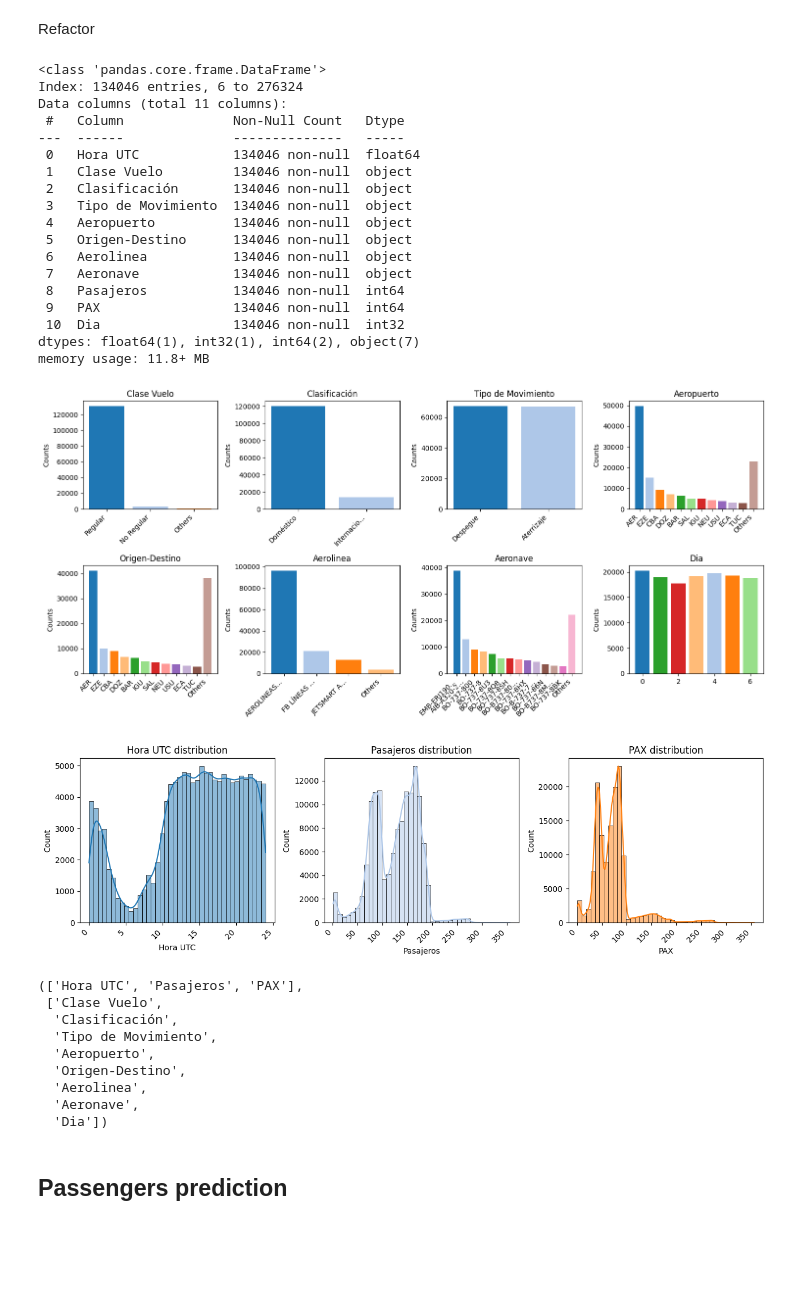
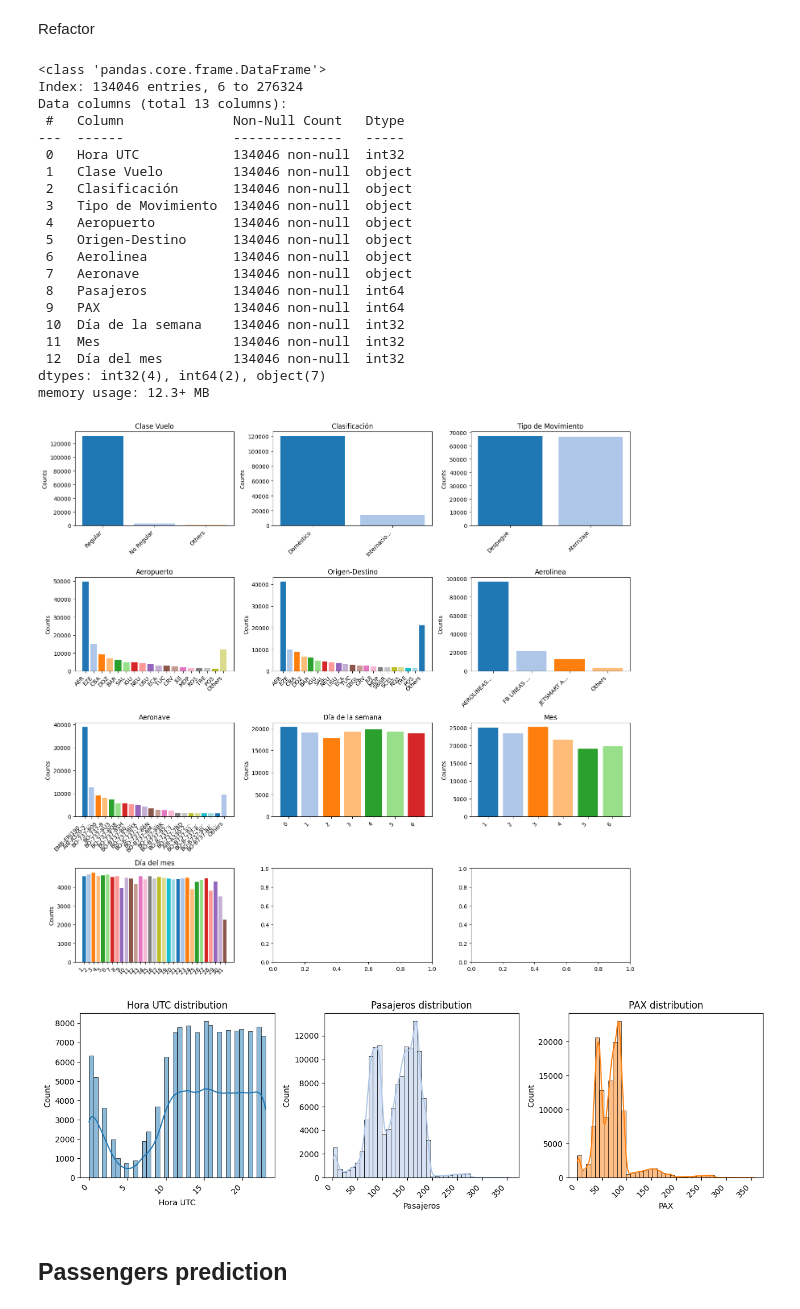
Before and after one commit to matuneville/ml-projects, a Jupyter notebook: projects/airports/air.ipynb, the cells around one changed output. Cells and saved outputs as stored; diff of their text form; code cells hidden in the pictures; blank space fills up the shorter version.

```diff
--- a/projects/airports/air.ipynb
+++ b/projects/airports/air.ipynb
@@ -67,21 +67,29 @@ df.shape
 Refactor
 # %%
 df['Fecha UTC'] = pd.to_datetime(df['Fecha UTC'], format='%d/%m/%Y')
-df['Dia'] = df['Fecha UTC'].dt.dayofweek
 
+# Get day of week
+df['Día de la semana'] = df['Fecha UTC'].dt.dayofweek
+
+# Discretizate hour of flight
 df['Hora UTC'] = df['Hora UTC'].astype(str).str.strip() + ':00'
 df['Hora UTC'] = pd.to_timedelta(df['Hora UTC'])
 df['Hora UTC'] = df['Hora UTC'].dt.total_seconds() / 3600
+df['Hora UTC'] = df['Hora UTC'].astype('int32')
+
+# Discretizate month and day of month
+df['Mes'] = df['Fecha UTC'].dt.month
+df['Día del mes'] = df['Fecha UTC'].dt.day
 
 df.drop(columns=['Fecha UTC'], inplace=True)
 df.info()
 # %% [output]
 <class 'pandas.core.frame.DataFrame'>
 Index: 134046 entries, 6 to 276324
-Data columns (total 11 columns):
+Data columns (total 13 columns):
  #   Column              Non-Null Count   Dtype
 ---  ------              --------------   -----
- 0   Hora UTC            134046 non-null  float64
+ 0   Hora UTC            134046 non-null  int32
  1   Clase Vuelo         134046 non-null  object
  2   Clasificación       134046 non-null  object
  3   Tipo de Movimiento  134046 non-null  object
@@ -91,46 +99,62 @@ Data columns (total 11 columns):
  7   Aeronave            134046 non-null  object
  8   Pasajeros           134046 non-null  int64
  9   PAX                 134046 non-null  int64
- 10  Dia                 134046 non-null  int32
-dtypes: float64(1), int32(1), int64(2), object(7)
-memory usage: 11.8+ MB
+ 10  Día de la semana    134046 non-null  int32
+ 11  Mes                 134046 non-null  int32
+ 12  Día del mes         134046 non-null  int32
+dtypes: int32(4), int64(2), object(7)
+memory usage: 12.3+ MB
 # %%
-cat_cols = [col for col in df.columns if col not in ['Hora UTC', 'Fecha UTC', 'Pasajeros', 'PAX', 'Calidad dato']]
 num_cols = ['Hora UTC', 'Pasajeros', 'PAX']
+cat_cols = [col for col in df.columns if col not in num_cols]
 # %%
 import matplotlib.pyplot as plt
 
-fig, ax = plt.subplots(nrows=2, ncols=4, figsize=(15, 7))
+fig, ax = plt.subplots(nrows=4, ncols=3, figsize=(15, 14))
 ax = ax.flatten()
 
-threshold = 2
+threshold =1
 colors = plt.get_cmap('tab20').colors
+max_label_length = 10
 
 for i in range(len(cat_cols)):
     values = df[cat_cols[i]].value_counts()
     total = values.sum()
     percentages = (values / total) * 100
 
     above_threshold = values[percentages >= threshold]
     below_threshold = values[percentages < threshold]
 
     if below_threshold.size > 0:
         others = below_threshold.sum()
         above_threshold['Others'] = others
 
-    final_percentages = (above_threshold / total) * 100
+    labels = list(map(str, above_threshold.index))
+    counts = above_threshold.values
+    color_count = len(counts)
 
-    ax[i].bar(above_threshold.index, above_threshold, color=colors[:len(above_threshold)])
+    if i > 6:
+        numeric_labels = pd.to_numeric(above_threshold.index, errors='coerce')
+        sorted_labels_series = pd.Series(numeric_labels, index=above_threshold.index).sort_values()
+        sorted_indices = sorted_labels_series.index
+        counts = above_threshold.loc[sorted_indices].values
+        labels = sorted_indices.astype(str).tolist()
+
+    truncated_labels = [label[:max_label_length] + '...' if len(label) > max_label_length else label for label in labels]
+
+    ax[i].bar(range(len(labels)), counts, color=colors[:color_count])
     ax[i].set_title(cat_cols[i])
     ax[i].set_ylabel('Counts')
-    if i < 7:
-        truncated_labels = [label[:10] + '...' if len(label) > 10 else label for label in above_threshold.index]
-        ax[i].set_xticks(range(len(truncated_labels)))
-        ax[i].set_xticklabels(truncated_labels, rotation=45, ha='right')
+
+    ax[i].set_xticks(range(len(labels)))
+    ax[i].set_xticklabels(truncated_labels, rotation=45, ha='right')
+
+plt.subplots_adjust(hspace=0.4)
 
 plt.tight_layout()
+plt.show()
 # %% [output]
-[figure, old version]
+[figure, new version]
 # %%
 import seaborn as sns
 import numpy as np
@@ -148,19 +172,7 @@ for i in range(len(num_cols)):
 plt.subplots_adjust(hspace=0.4)
 plt.tight_layout()
 # %% [output]
-[figure, old version]
+[figure, new version]
-# %%
-num_cols, cat_cols
-# %% [output]
-(['Hora UTC', 'Pasajeros', 'PAX'],
- ['Clase Vuelo',
-  'Clasificación',
-  'Tipo de Movimiento',
-  'Aeropuerto',
-  'Origen-Destino',
-  'Aerolinea',
-  'Aeronave',
-  'Dia'])
 # %% [markdown]
 ## Passengers prediction
 # %%
```
Also changed, not shown: parts of 9 cells of this notebook.
